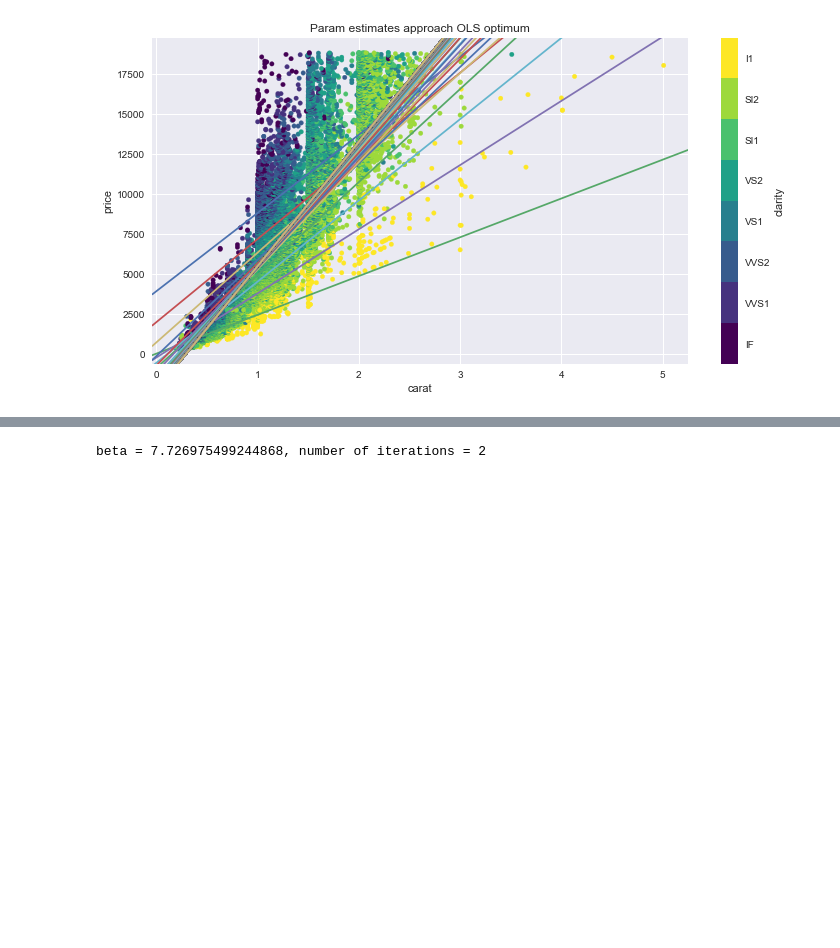
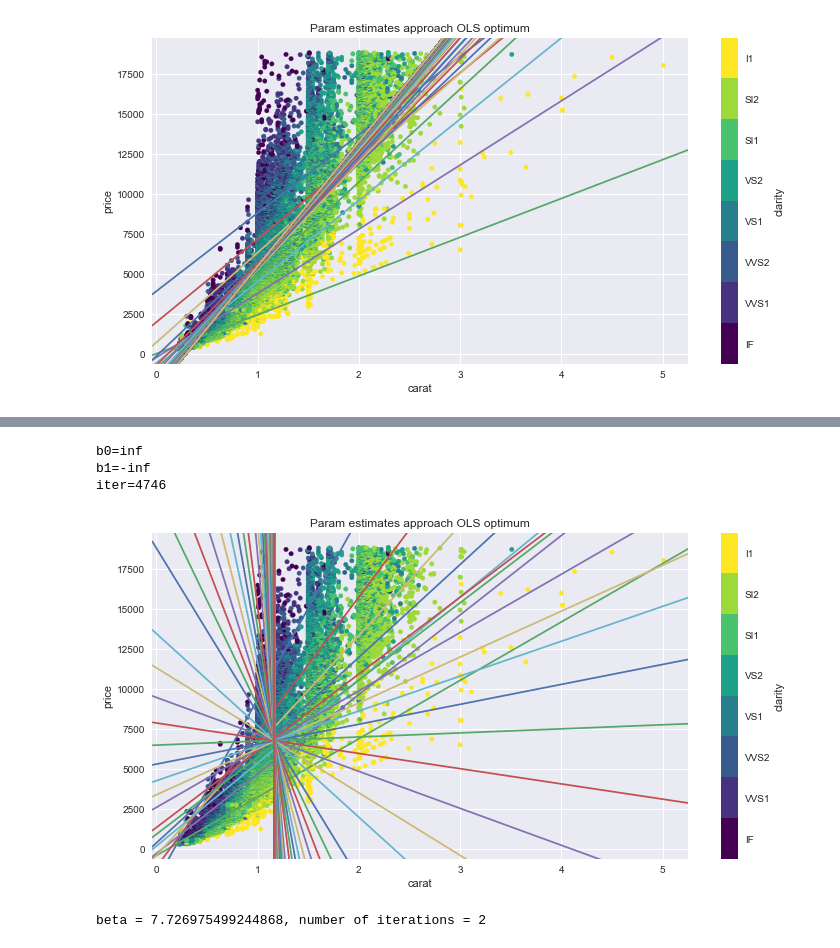
Before and after one commit to MatthewAckman/gradient_descent_newton_method, a Jupyter notebook: ols_gradient.ipynb, the cells around one changed output, grey strips where cells are left out. Cells and saved outputs as stored; diff of their text form; code cells hidden in the pictures; blank space fills up the shorter version.

```diff
--- a/ols_gradient.ipynb
+++ b/ols_gradient.ipynb
@@ -112,3 +112,43 @@ iter=252
+# %%
+# yield scatterplot of observations to depict gradual convergence
+# using diamond prices in dollars, not ln(dollars), otherwise converges too quickly for demonstration
+fig, ax = plt.subplots(1,1,figsize=(12,6))
+df.plot.scatter(y='price', x='carat', c='clarity', cmap='viridis', ax=ax)
+ax.set(title='Param estimates approach OLS optimum', ylim=ax.get_ylim(), xlim=ax.get_xlim())
+
+b0 = b1 = 0
+alpha = 1 / (2*len(y))        # learning rate (step size)
+tolerence =  1E-8             # degree of precision desired, both derivatives must come this close to 0
+db0 = db1 = 1                 # init value to start while loop
+loop_break = int(1E6)         # safety stop for loop, kill at X iterations
+iter = 0                      # counter for iterations
+
+y, x = df.price, df.carat
+
+while abs(db0) > tolerence and abs(db1) > tolerence:
+    db0 = (y - (b1*x + b0)).sum()  # first derivatives
+    db1 = -2*(x*(y - (b1*x + b0))).sum()
+    db0_2 = 2*len(y)
+    db1_2 = (x**2).sum()
+
+    b0 -= db0 / db0_2
+    b1 -= db1 / db1_2
+
+    iter += 1
+
+    if iter >= loop_break:
+        print('Max iters reached, breaking loop')
+        break
+
+    if iter % 10:
+        line(intercept=b0, slope=b1, ax=ax)
+
+print(f'{b0=}\n{b1=}\n{iter=}')
+# %% [output]
+b0=inf
+b1=-inf
+iter=4746
+[figure, added]
 # %%
 ## Newton method
 
```
Also changed, not shown: parts of 6 cells of this notebook.
